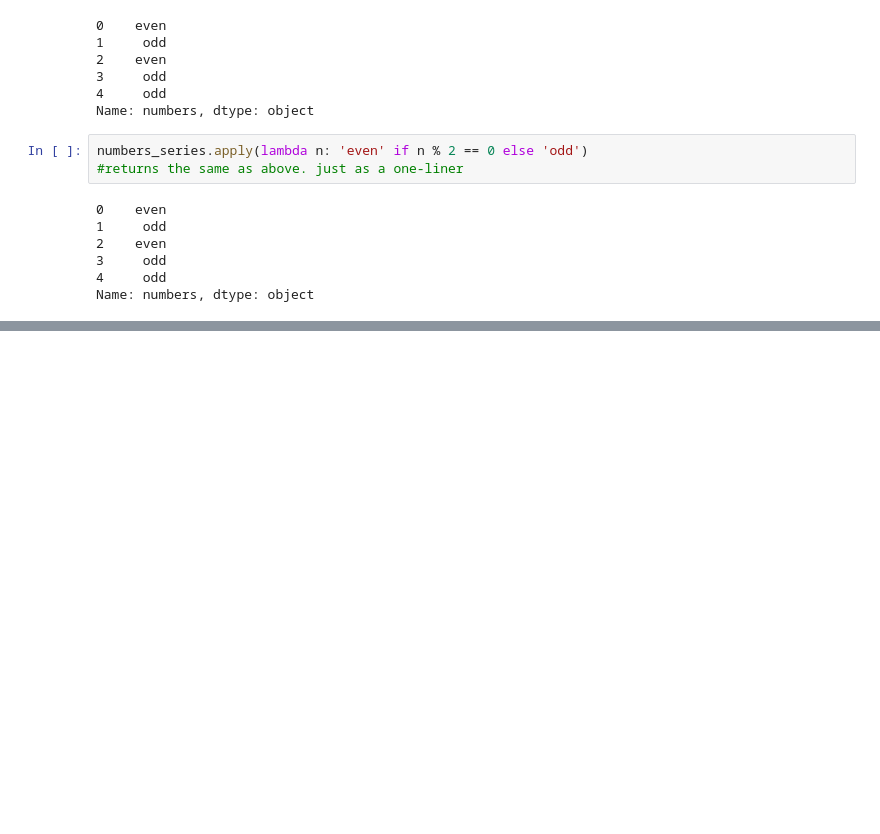
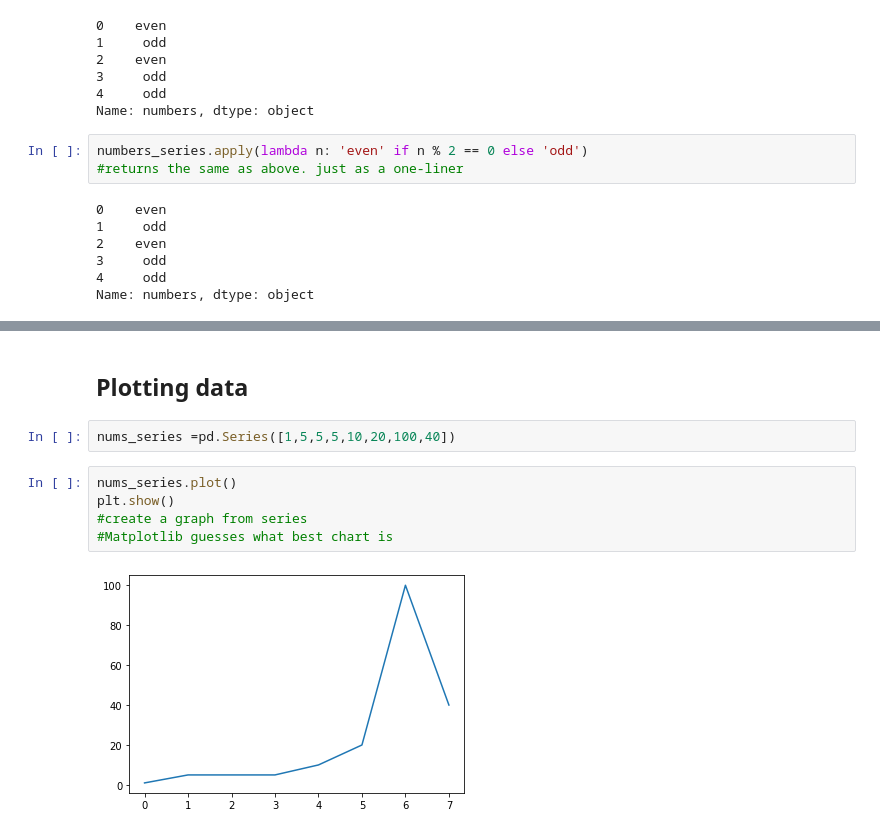
Before and after one commit to natasharivers/numpy-pandas-visualization-exercises, a Jupyter notebook: Pandas Notes.ipynb, the cells around one changed output, grey strips where cells are left out. Drawn from its saved outputs; the diff is of its cells as text; blank space fills up the shorter version.

```diff
--- a/Pandas Notes.ipynb
+++ b/Pandas Notes.ipynb
@@ -527,0 +612,11 @@ Name: numbers, dtype: object
+# %% [markdown]
+## Plotting data
+# %%
+nums_series =pd.Series([1,5,5,5,10,20,100,40])
+# %%
+nums_series.plot()
+plt.show()
+#create a graph from series
+#Matplotlib guesses what best chart is
+# %% [output]
+[figure, added]
```
Also changed, not shown: parts of 14 cells of this notebook, 1 other file.
